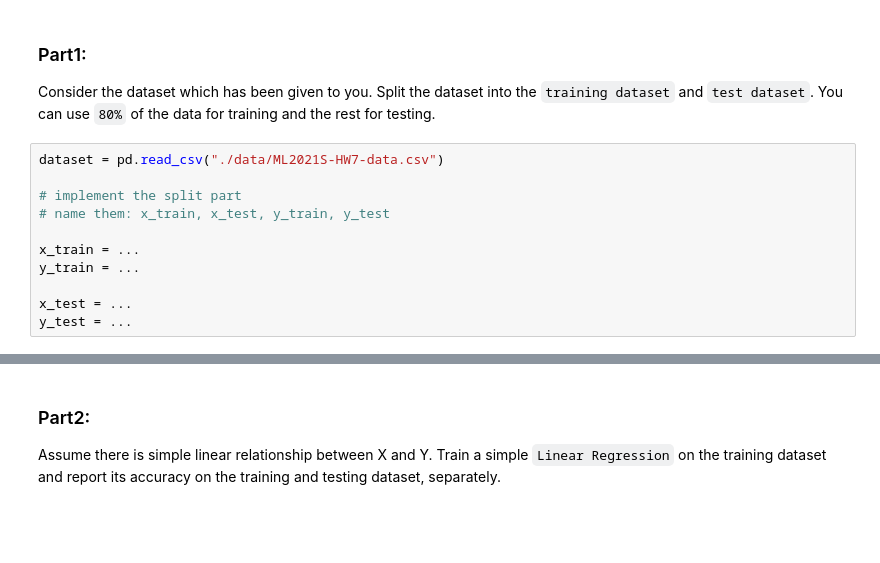
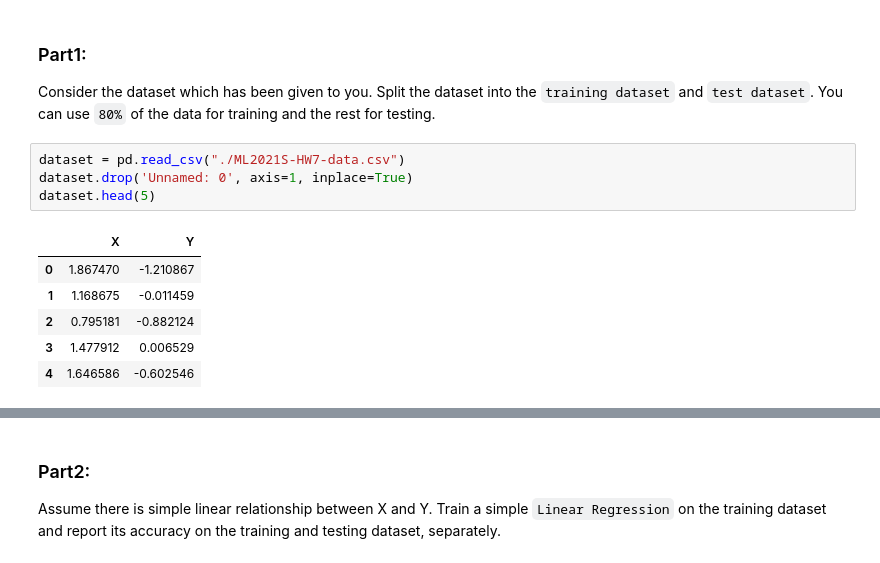
Before and after one commit to kargaranamir/Machine-Learning-992, a Jupyter notebook: Hw7/ML2021S-HW7.ipynb, the cells around one changed output, grey strips where cells are left out. Drawn from its saved outputs; the diff is of its cells as text; blank space fills up the shorter version.

```diff
--- a/Hw7/ML2021S-HW7.ipynb
+++ b/Hw7/ML2021S-HW7.ipynb
@@ -19,14 +22,14 @@ from sklearn.metrics import mean_squared_error
 # %% [markdown]
 ### Part1:
 Consider the dataset which has been given to you. Split the dataset into the `training dataset` and `test dataset`. You can use `80%` of the data for training and the rest for testing.
-# %%
-dataset = pd.read_csv("./data/ML2021S-HW7-data.csv")
-
-# implement the split part
-# name them: x_train, x_test, y_train, y_test
-
-x_train = ...
-y_train = ...
-
-x_test = ...
-y_test = ...
+# %%
+dataset = pd.read_csv("./ML2021S-HW7-data.csv")
+dataset.drop('Unnamed: 0', axis=1, inplace=True)
+dataset.head(5)
+# %% [output]
+|  | X | Y |
+| 0 | 1.867470 | -1.210867 |
+| 1 | 1.168675 | -0.011459 |
+| 2 | 0.795181 | -0.882124 |
+| 3 | 1.477912 | 0.006529 |
+| 4 | 1.646586 | -0.602546 |
```
Also changed, not shown: parts of 29 cells of this notebook.
